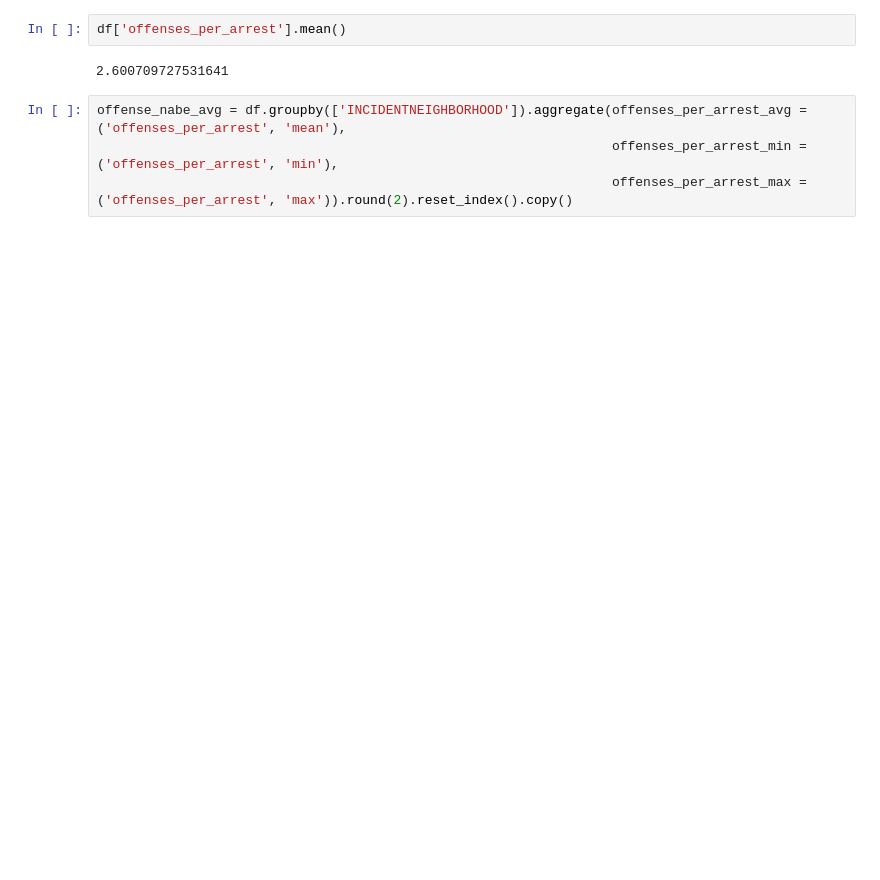
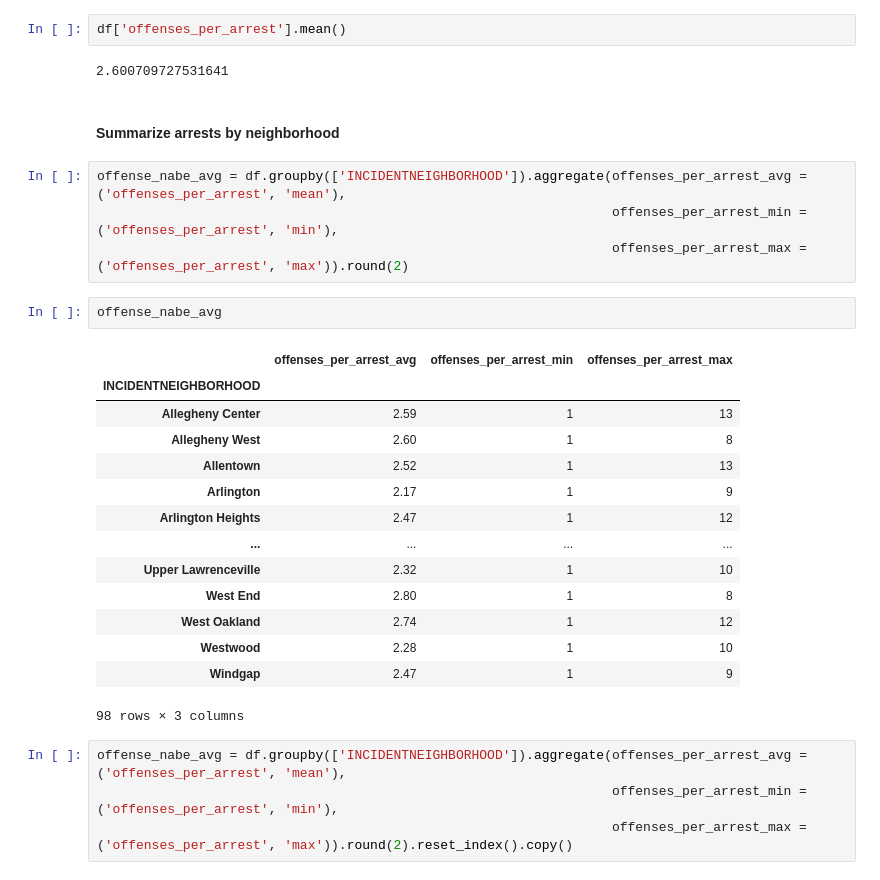
Before and after one commit to trailmarkerlib/policeProjectPythonWorkshop, a Jupyter notebook: python_workshop_police_arrest_data.ipynb, the cells around one changed output. Cells and saved outputs as stored; diff of their text form; blank space fills up the shorter version.

```diff
--- a/python_workshop_police_arrest_data.ipynb
+++ b/python_workshop_police_arrest_data.ipynb
@@ -696,6 +634,29 @@ plt.show()
 df['offenses_per_arrest'].mean()
 # %% [output]
 2.600709727531641
+# %% [markdown]
+#### Summarize arrests by neighborhood
+# %%
+offense_nabe_avg = df.groupby(['INCIDENTNEIGHBORHOOD']).aggregate(offenses_per_arrest_avg = ('offenses_per_arrest', 'mean'),
+                                                                  offenses_per_arrest_min = ('offenses_per_arrest', 'min'),
+                                                                  offenses_per_arrest_max = ('offenses_per_arrest', 'max')).round(2)
+# %%
+offense_nabe_avg
+# %% [output]
+|  | offenses_per_arrest_avg | offenses_per_arrest_min | offenses_per_arrest_max |
+| INCIDENTNEIGHBORHOOD |  |  |  |
+| Allegheny Center | 2.59 | 1 | 13 |
+| Allegheny West | 2.60 | 1 | 8 |
+| Allentown | 2.52 | 1 | 13 |
+| Arlington | 2.17 | 1 | 9 |
+| Arlington Heights | 2.47 | 1 | 12 |
+| ... | ... | ... | ... |
+| Upper Lawrenceville | 2.32 | 1 | 10 |
+| West End | 2.80 | 1 | 8 |
+| West Oakland | 2.74 | 1 | 12 |
+| Westwood | 2.28 | 1 | 10 |
+| Windgap | 2.47 | 1 | 9 |
+98 rows × 3 columns
 # %%
 offense_nabe_avg = df.groupby(['INCIDENTNEIGHBORHOOD']).aggregate(offenses_per_arrest_avg = ('offenses_per_arrest', 'mean'),
                                                                   offenses_per_arrest_min = ('offenses_per_arrest', 'min'),
```
Also changed, not shown: parts of 69 cells of this notebook.
